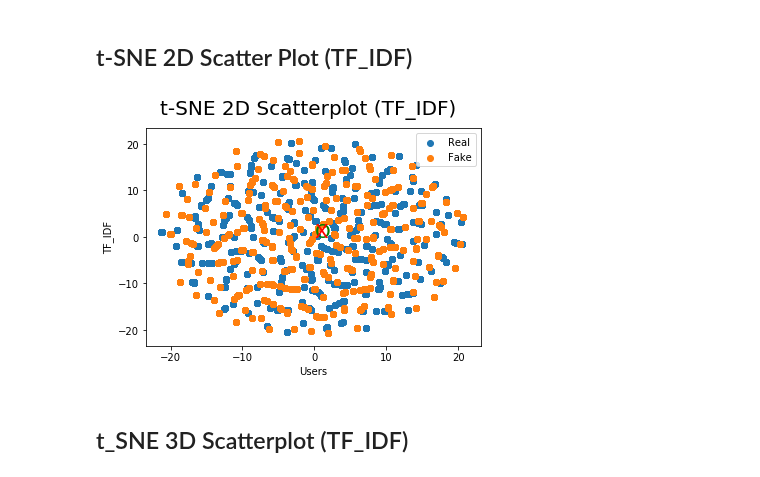
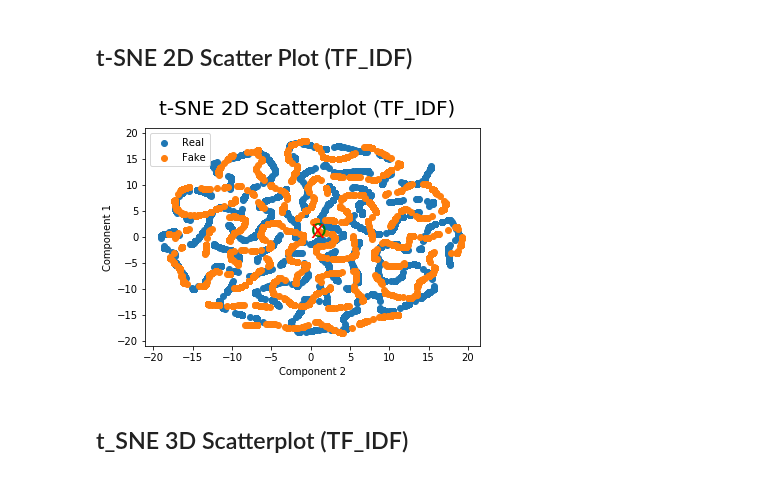
Before and after one commit to henmja/Detecting-Fake-News-and-Rumors-in-Twitter-Using-Deep-Neural-Networks, a Jupyter notebook: Plot.ipynb, the cells around one changed output. Saved outputs shown, nothing was run; the diff lists cells and outputs as text; code cells hidden in the pictures.

```diff
--- a/Plot.ipynb
+++ b/Plot.ipynb
@@ -231,10 +231,10 @@ fakeUsersTotal = dict(fakeUsers)
 print(len(realUsersTotal.keys()))
 for key in fakeUsers:
     if key not in realUsers.keys():
-        realUsersTotal[key] = 0
+        realUsersTotal[key] = np.nan
 for key in realUsers:
     if key not in fakeUsers.keys():
-        fakeUsersTotal[key] = 0
+        fakeUsersTotal[key] = np.nan
 print(len(realUsersTotal.keys()))
 
 #plt.scatter(realUsersTotal.items(),fakeUsersTotal.items())
@@ -767,10 +889,21 @@ x = []
 y = []
 x1=[]
 y1=[]
-for user in realArticlesTFIDF:
-    for word in realArticlesTFIDF[user]:
-        x1.append(hash(user))
-        y1.append(realArticlesTFIDF[user][word])
+realCopy = dict(realArticlesTFIDF)
+for user in realCopy:
+    for word in realCopy[user]:
+        if np.isnan(realCopy[user][word]):
+            realCopy[user][word].pop(word)
+fakeCopy = dict(fakeArticlesTFIDF)
+for user in fakeCopy:
+    for word in fakeCopy[user]:
+        if np.isnan(fakeCopy[user][word]):
+            fakeCopy[user][word].pop(word)
+
+for user in realCopy:
+    for word in realCopy[user]:
+        x1.append(user)
+        y1.append(realCopy[user][word])
     x.append(x1)
     y.append(y1)
     x1=[]
@@ -787,10 +920,10 @@ x2 = []
 y2 = []
 x1=[]
 y1=[]
-for user in fakeArticlesTFIDF:
-    for word in fakeArticlesTFIDF[user]:
-        x1.append(hash(user))
-        y1.append(fakeArticlesTFIDF[user][word])
+for user in fakeCopy:
+    for word in fakeCopy[user]:
+        x1.append(user)
+        y1.append(fakeCopy[user][word])
     x2.append(x1)
     y2.append(y1)
     x1=[]
@@ -805,22 +938,22 @@ points2 = tsne.fit_transform(combinedFake[:10000])
 # %%
 def plot_tsne_2d(x, y, x2, y2):
     fig = plt.figure()
     ax = fig.add_subplot(111)
     ax.scatter(x, y)
     ax.text(np.mean(x),np.mean(y), 'O', size=20, color='g')
     ax.scatter(x2, y2)
     ax.text(np.mean(x2),np.mean(y2), 'X', size=20, color='r')
     ax.legend(('Real','Fake'))
-    ax.set_xlabel('Users')
-    ax.set_ylabel('TF_IDF')
+    ax.set_xlabel('Component 2')
+    ax.set_ylabel('Component 1')
     fig.suptitle('t-SNE 2D Scatterplot (TF_IDF)', fontsize=20)
 plot_tsne_2d(
     x = points[:10000, 0],
     y = points[:10000, 1],
     x2 = points2[:10000, 0],
     y2 = points2[:10000, 1])
 # %% [output]
-[figure, old version]
+[figure, new version]
 # %% [markdown]
 ## t_SNE 3D Scatterplot (TF_IDF)
 # %%
```
Also changed, not shown: parts of 6 cells of this notebook.
